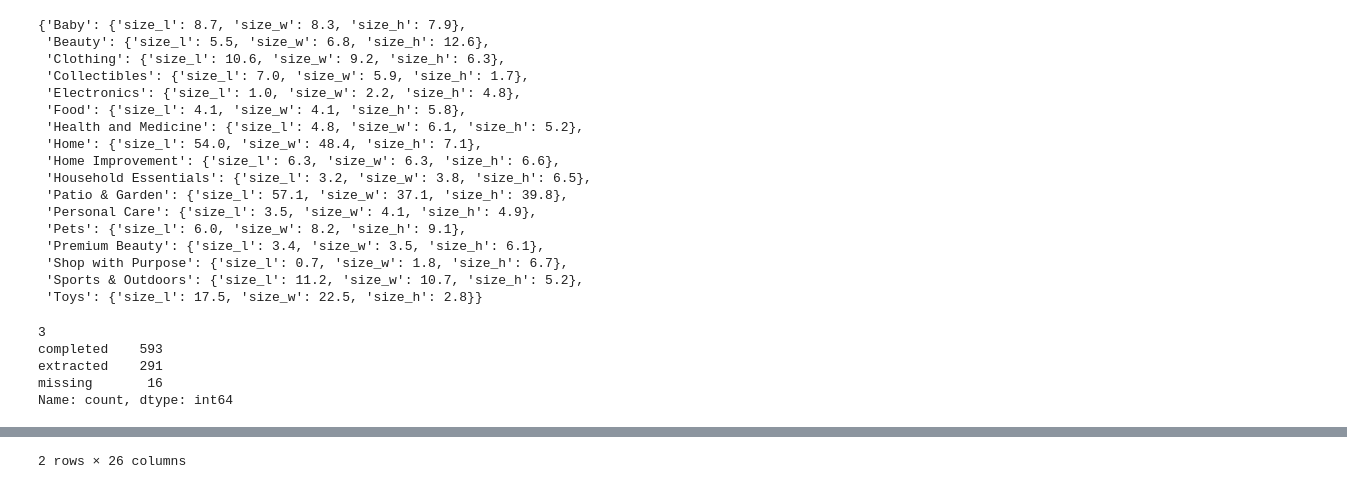
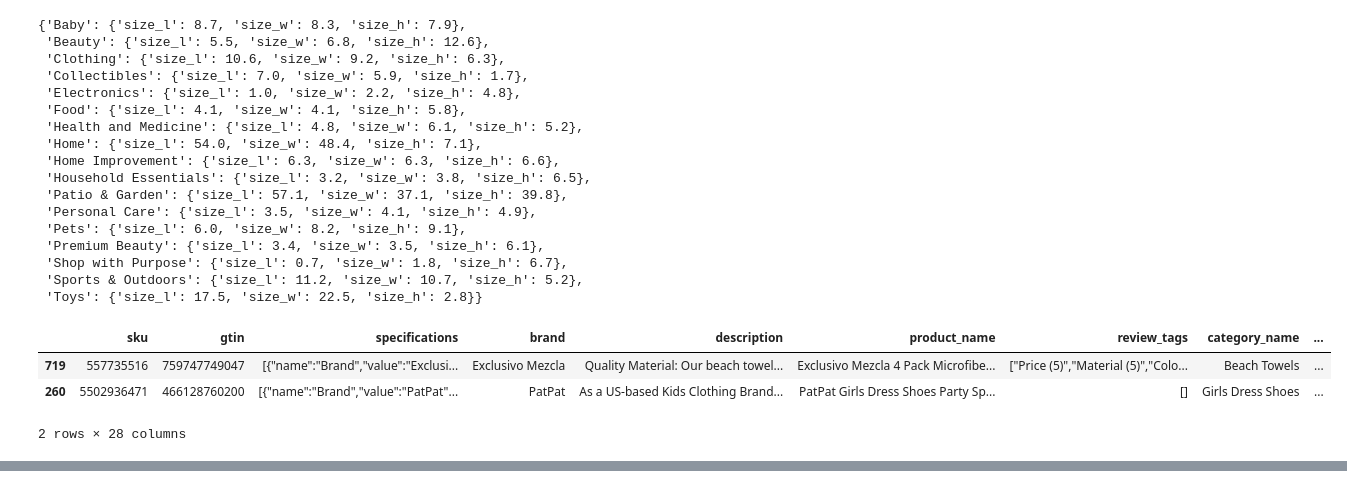
Before and after one commit to madboffin/DS-peso-y-volumetria-de-mercancias, a Jupyter notebook: notebooks/02_feature_engineering.ipynb, the cells around one changed output, grey strips where cells are left out. Cells and saved outputs as stored; diff of their text form; code cells hidden in the pictures.

```diff
--- a/notebooks/02_feature_engineering.ipynb
+++ b/notebooks/02_feature_engineering.ipynb
@@ -407,22 +397,18 @@ mean_volumes
 # %%
 # Fill missing size_l, size_w, size_h using mean_volumes based on root_category_name
 def fill_volume(row, mean_volumes, col_l="size_l", col_w="size_w", col_h="size_h"):
-    if pd.notna(row[col_l]) and pd.notna(row[col_w]) and pd.notna(row[col_h]):
-        return row[col_l], row[col_w], row[col_h], "extracted"
     cat = row["root_category_name"]
     mean = mean_volumes.get(cat)
     if mean is not None:
-        return mean[col_l], mean[col_w], mean[col_h], "completed"
-    return None, None, None, "missing"
+        return mean[col_l], mean[col_w], mean[col_h]
+    return None, None, None
 
 
 filled_vol = df.apply(lambda row: pd.Series(fill_volume(row, mean_volumes)), axis=1)
-print(filled_vol[3].value_counts())
-df[["size_l", "size_w", "size_h", "volume_source"]] = filled_vol
+df[["size_l_mean", "size_w_mean", "size_h_mean"]] = filled_vol
 df.sample(2)
 # %% [output]
+|  | sku | gtin | specifications | brand | description | product_name | review_tags | category_name | ... |
+| 719 | 557735516 | 759747749047 | [{"name":"Brand","value":"Exclusi... | Exclusivo Mezcla | Quality Material: Our beach towel... | Exclusivo Mezcla 4 Pack Microfibe... | ["Price (5)","Material (5)","Colo... | Beach Towels | ... |
+| 260 | 5502936471 | 466128760200 | [{"name":"Brand","value":"PatPat"... | PatPat | As a US-based Kids Clothing Brand... | PatPat Girls Dress Shoes Party Sp... | [] | Girls Dress Shoes | ... |
-3
-completed    593
-extracted    291
-missing       16
-Name: count, dtype: int64
+2 rows × 28 columns
@@ -432,2 +415 @@ Name: count, dtype: int64
-2 rows × 26 columns
 # %%
```
Also changed, not shown: parts of 12 cells of this notebook.
